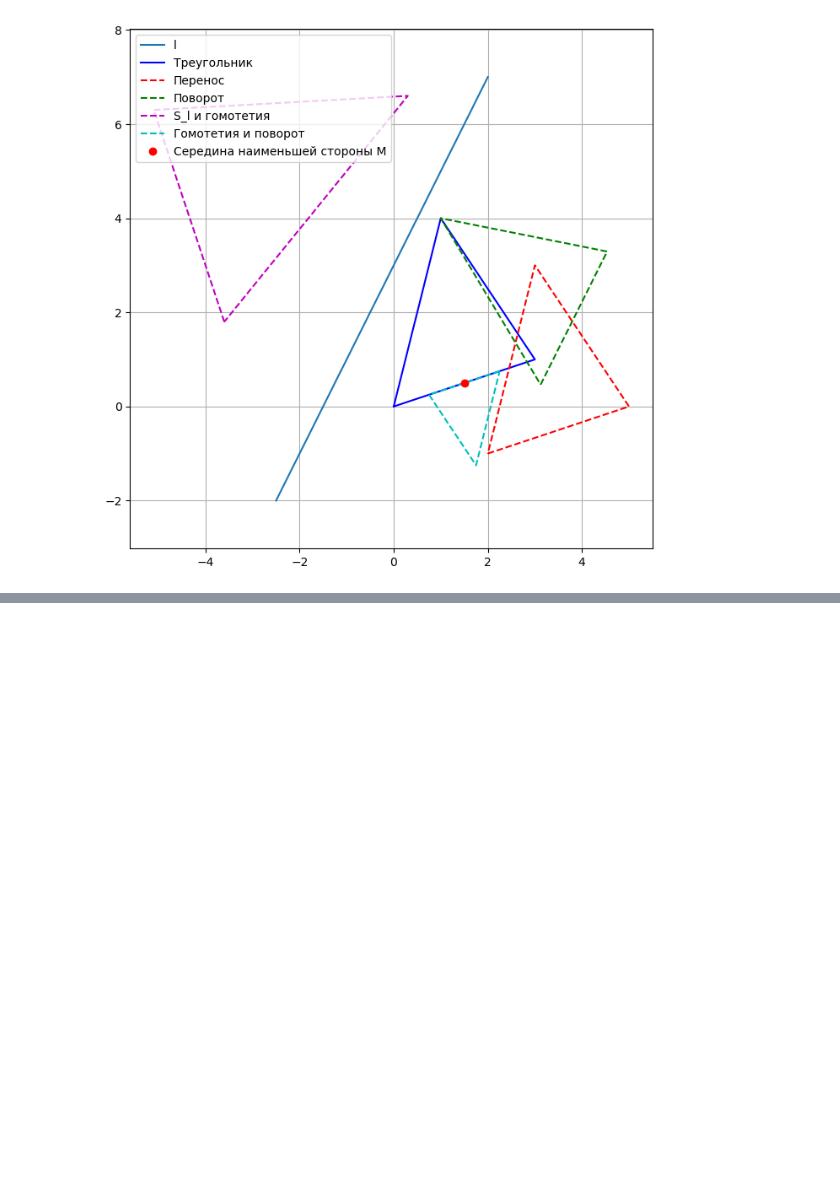
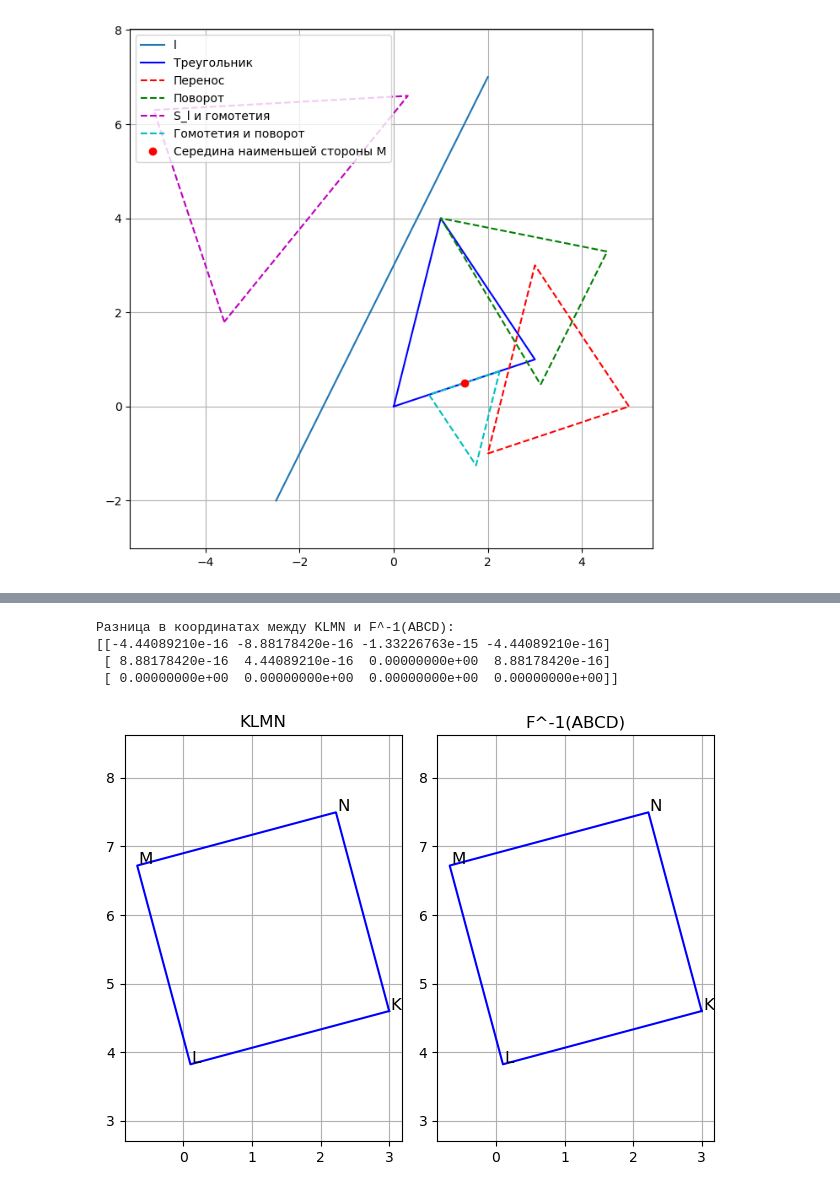
Before and after one commit to fish-from-SanDiego/geom-labs, a Jupyter notebook: lab1.ipynb, the cells around one changed output, grey strips where cells are left out. Cells and saved outputs as stored; diff of their text form; code cells hidden in the pictures; blank space fills up the shorter version.

```diff
--- a/lab1.ipynb
+++ b/lab1.ipynb
@@ -119,0 +231,26 @@ plt.show()
+# %%
+inv_F = np.linalg.inv(F)
+ABCD_inv_transformed = apply_transformation(inv_F, ABCD)
+print('Разница в координатах между KLMN и F^-1(ABCD):')
+print(KLMN - ABCD_inv_transformed)
+
+plt.subplot(1, 2, 1)
+plot_square(KLMN, labels=KLMN_labels)
+plt.title('KLMN')
+plt.grid(True)
+plt.axis('equal')
+
+plt.subplot(1, 2, 2)
+plot_square(ABCD_inv_transformed, labels=KLMN_labels)
+plt.title('F^-1(ABCD)')
+plt.grid(True)
+plt.axis('equal')
+
+plt.tight_layout()
+plt.show()
+# %% [output]
+Разница в координатах между KLMN и F^-1(ABCD):
+[[-4.44089210e-16 -8.88178420e-16 -1.33226763e-15 -4.44089210e-16]
+ [ 8.88178420e-16  4.44089210e-16  0.00000000e+00  8.88178420e-16]
+ [ 0.00000000e+00  0.00000000e+00  0.00000000e+00  0.00000000e+00]]
+[figure, added]
```
Also changed, not shown: parts of 3 cells of this notebook.
